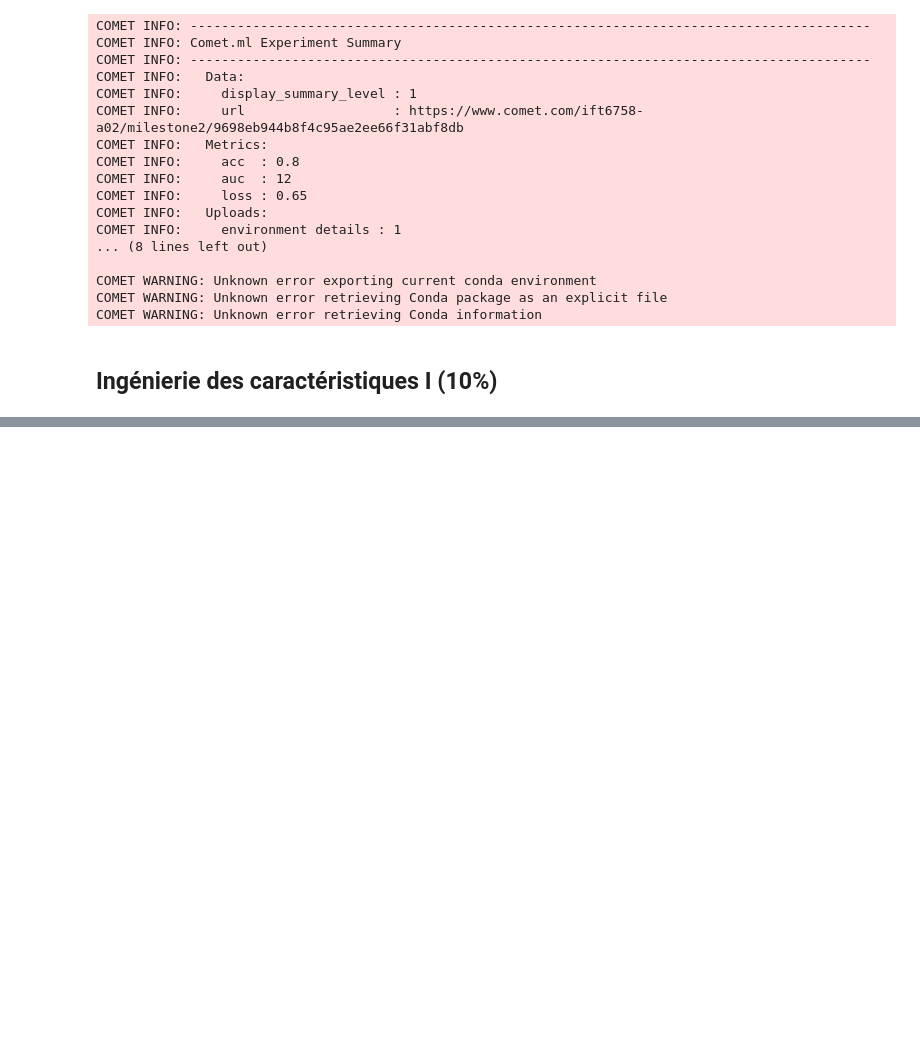
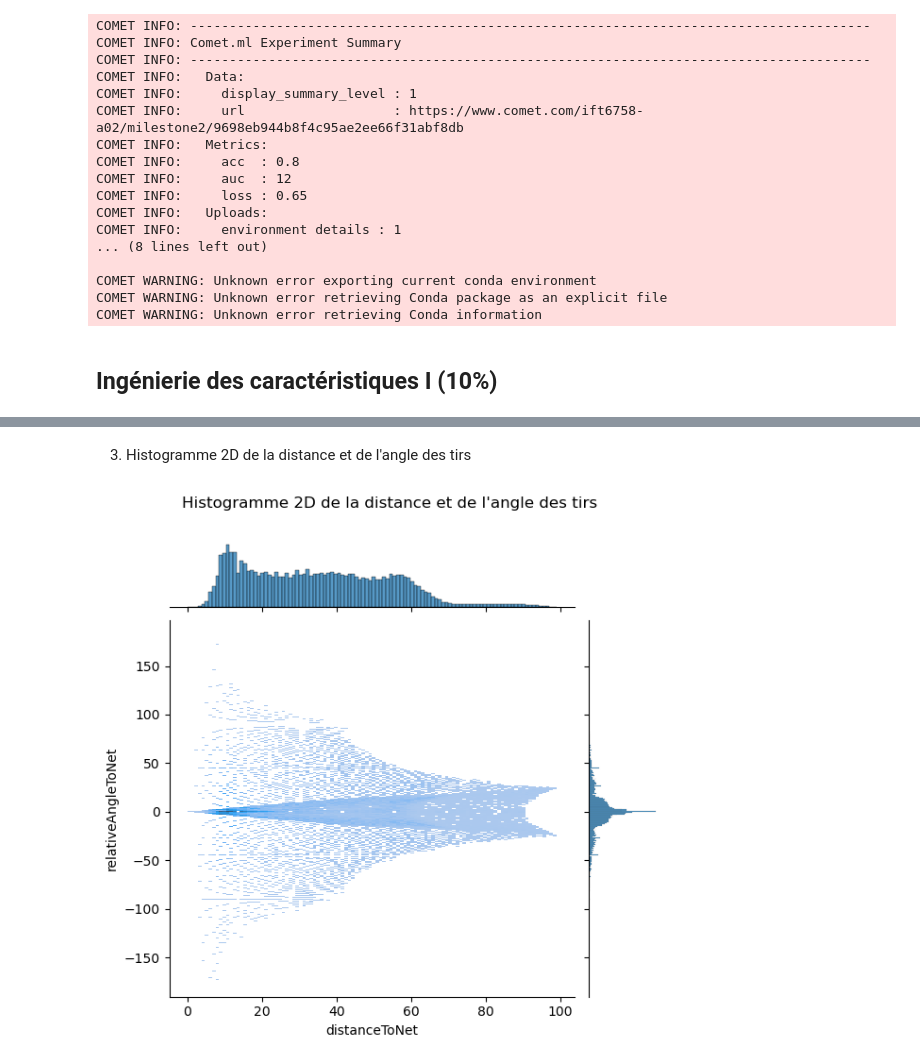
Before and after one commit to Alexia57/A02-projet, a Jupyter notebook: notebooks/Milestone2.ipynb, the cells around one changed output, grey strips where cells are left out. Drawn from its saved outputs; the diff is of its cells as text; code cells hidden in the pictures; blank space fills up the shorter version.

```diff
--- a/notebooks/Milestone2.ipynb
+++ b/notebooks/Milestone2.ipynb
@@ -140,0 +186,13 @@ split_data('nhl_all_years_clean_M2.csv')
+# %% [markdown]
+3) Histogramme 2D de la distance et de l'angle des tirs
+# %%
+sns.jointplot(data=df, x="distanceToNet", y="relativeAngleToNet", kind="hist")
+
+# Définir des titres et des légendes
+plt.subplots_adjust(top=0.9)
+plt.suptitle("Histogramme 2D de la distance et de l'angle des tirs")
+
+# Afficher le joint plot
+plt.show()
+# %% [output]
+[figure, added]
```
Also changed, not shown: parts of 19 cells of this notebook, 10 other files.
